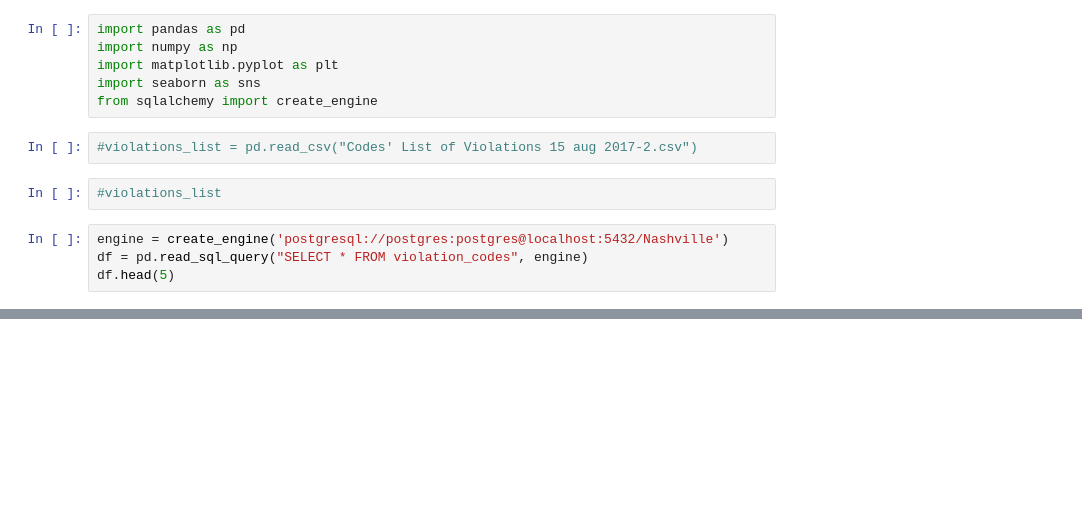
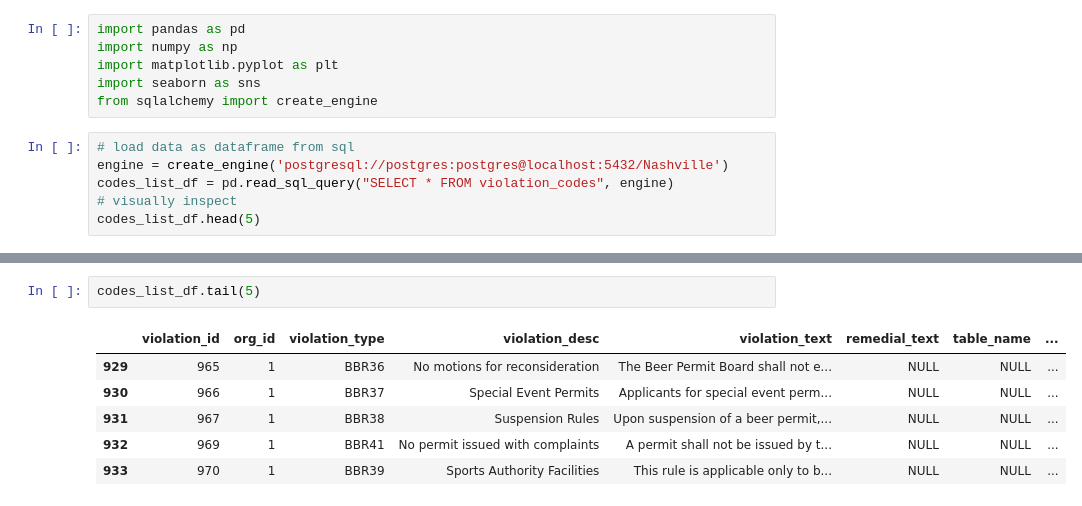
Before and after one commit to paulo-g-martinez/dq2-codes-violations-nashville, a Jupyter notebook: data-question-2-silent_fireballs_paulo.ipynb, the cells around one changed output, grey strips where cells are left out. Saved outputs shown, nothing was run; the diff lists cells and outputs as text; blank space fills up the shorter version.

```diff
--- a/data-question-2-silent_fireballs_paulo.ipynb
+++ b/data-question-2-silent_fireballs_paulo.ipynb
@@ -4,14 +4,12 @@ import numpy as np
 import matplotlib.pyplot as plt
 import seaborn as sns
 from sqlalchemy import create_engine
-# %%
-#violations_list = pd.read_csv("Codes' List of Violations 15 aug 2017-2.csv")
-# %%
-#violations_list
 # %%
+# load data as dataframe from sql
 engine = create_engine('postgresql://postgres:postgres@localhost:5432/Nashville')
-df = pd.read_sql_query("SELECT * FROM violation_codes", engine)
-df.head(5)
+codes_list_df = pd.read_sql_query("SELECT * FROM violation_codes", engine)
+# visually inspect
+codes_list_df.head(5)
 # %% [output]
 |  | violation_id | org_id | violation_type | violation_desc | violation_text | remedial_text | table_name | ... |
 | 0 | 1 | 1 | BANNERS | Banners | Section 17.32.060 & 17.32.070 - B... | CAAZ_BANNERS | NULL | ... |
@@ -19,3 +17,12 @@ df.head(5)
 | 2 | 4 | 1 | BLDGMAINT | Proper Maintenance Req | Section 16.16.030 (A) - Proper ma... | CAAH_BLDG_MAINT | NULL | ... |
 | 3 | 5 | 1 | BLDGPERMIT | Building Permit Required | Section 16.28.010 - Building Perm... | CAAB_BLDG_PERMIT | NULL | ... |
 | 4 | 6 | 1 | BLDGSCOPE | Scope of Building Code | Section 16.16.020 (B) - The provi... | CAAH_BLDG_SCOPE | NULL | ... |
+# %%
+codes_list_df.tail(5)
+# %% [output]
+|  | violation_id | org_id | violation_type | violation_desc | violation_text | remedial_text | table_name | ... |
+| 929 | 965 | 1 | BBR36 | No motions for reconsideration | The Beer Permit Board shall not e... | NULL | NULL | ... |
+| 930 | 966 | 1 | BBR37 | Special Event Permits | Applicants for special event perm... | NULL | NULL | ... |
+| 931 | 967 | 1 | BBR38 | Suspension Rules | Upon suspension of a beer permit,... | NULL | NULL | ... |
+| 932 | 969 | 1 | BBR41 | No permit issued with complaints | A permit shall not be issued by t... | NULL | NULL | ... |
+| 933 | 970 | 1 | BBR39 | Sports Authority Facilities | This rule is applicable only to b... | NULL | NULL | ... |
```
Also changed, not shown: parts of 18 cells of this notebook.
